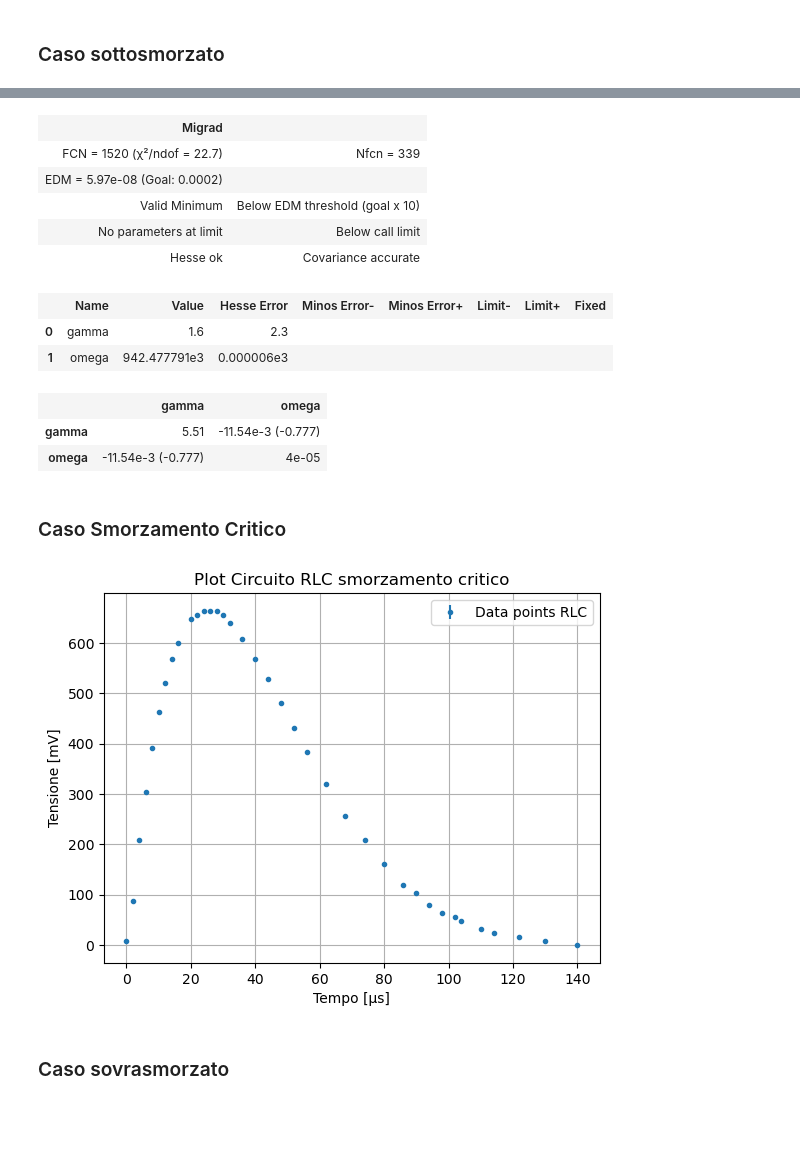
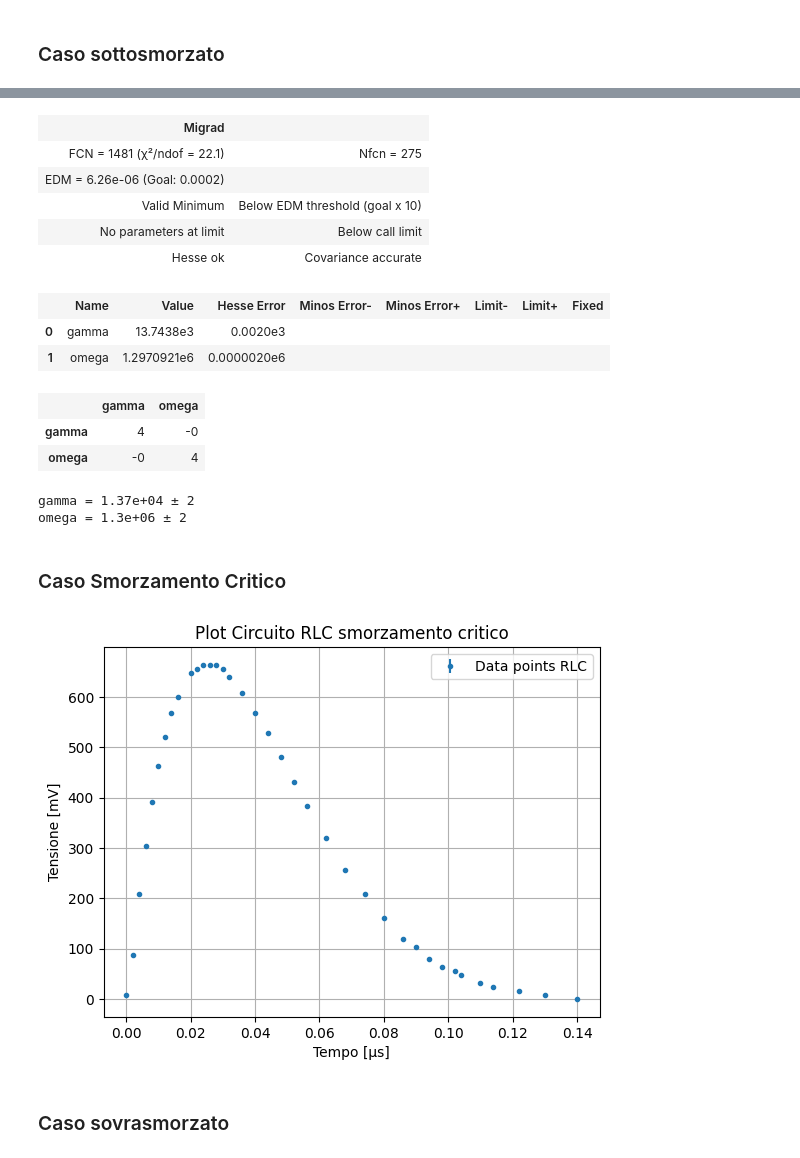
Before and after one commit to Pavar0tty/Laboratorio_2, a Jupyter notebook: Circuiti2/Analisi.ipynb, the cells around one changed output, grey strips where cells are left out. Saved outputs shown, nothing was run; the diff lists cells and outputs as text; code cells hidden in the pictures; blank space fills up the shorter version.

Commit message:
Sistemati i dati, ora sono tutti con la stessa unita' di misura

```diff
--- a/Circuiti2/Analisi.ipynb
+++ b/Circuiti2/Analisi.ipynb
@@ -179,42 +177,47 @@ gamma_calc_1 = R_3/(2*L_3)
 omega_calc_1 = np.sqrt(gamma_calc_1**2 + omega_0_calc**2)
 
 def mod_ssm(x, gamma, omega):
-    return K1 * np.exp(-gamma*x)*(gamma*np.cos(omega*x) + omega*np.sin(omega*x))
+    return K1*v * np.exp(-gamma*x)*(gamma*np.cos(omega*x) + omega*np.sin(omega*x))
 
 par3, val3, ers3, pval3, *other3 = LS_fit(tempo3_ms, tensione3_mv, tens3_err, mod_ssm, gamma = gamma_calc_1, omega = omega_calc_1)
+
+for p, v, e in zip(par3, val3, ers3):
+    print(f"{p} = {v:.3g} ± {e:.3g}")
 # %% [output]
 | Migrad |  |
-| FCN = 1520 (χ²/ndof = 22.7) | Nfcn = 339 |
-| EDM = 5.97e-08 (Goal: 0.0002) |  |
+| FCN = 1481 (χ²/ndof = 22.1) | Nfcn = 275 |
+| EDM = 6.26e-06 (Goal: 0.0002) |  |
 | Valid Minimum | Below EDM threshold (goal x 10) |
 | No parameters at limit | Below call limit |
 | Hesse ok | Covariance accurate |
 |  | Name | Value | Hesse Error | Minos Error- | Minos Error+ | Limit- | Limit+ | Fixed |
-| 0 | gamma | 1.6 | 2.3 |  |  |  |  |  |
-| 1 | omega | 942.477791e3 | 0.000006e3 |  |  |  |  |  |
+| 0 | gamma | 13.7438e3 | 0.0020e3 |  |  |  |  |  |
+| 1 | omega | 1.2970921e6 | 0.0000020e6 |  |  |  |  |  |
 |  | gamma | omega |
-| gamma | 5.51 | -11.54e-3 (-0.777) |
-| omega | -11.54e-3 (-0.777) | 4e-05 |
+| gamma | 4 | -0 |
+| omega | -0 | 4 |
+gamma = 1.37e+04 ± 2
+omega = 1.3e+06 ± 2
 # %% [markdown]
 ### Caso Smorzamento Critico
 # %%
 #plot dati RLC sottosmorzato
 #resistenza usata R = 3900 omh
 
 Dati3 = pd.read_csv("Dati3.csv")
-tempo4 = Dati3["tempo2[µs]"]
+tempo4 = Dati3["tempo2[ms]"]
 tensione4 = Dati3["tensione2[mV]"]
 
 
 plt.errorbar(tempo4,tensione4,[2 for i in tensione4], fmt = '.',label="Data points RLC")
 plt.title("Plot Circuito RLC smorzamento critico")
 plt.xlabel("Tempo [µs]")
 plt.ylabel("Tensione [mV]")
 plt.legend()
 plt.grid()
 plt.show()
 # %% [output]
-[figure, old version]
+[figure, new version]
 # %% [markdown]
 ### Caso sovrasmorzato
 # %%
```
Also changed, not shown: parts of 9 cells of this notebook, 3 other files.
